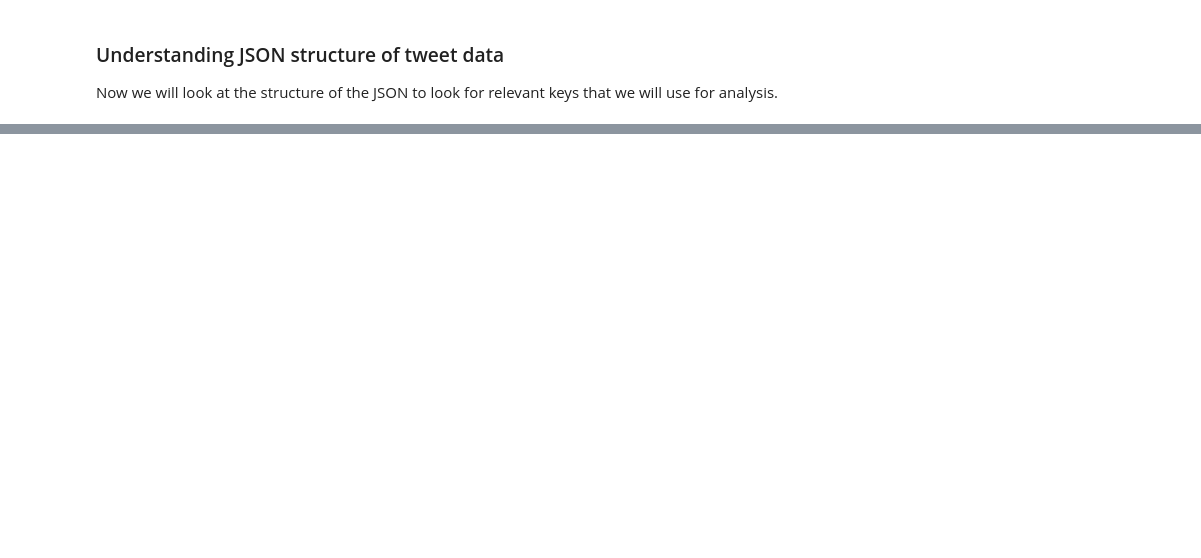
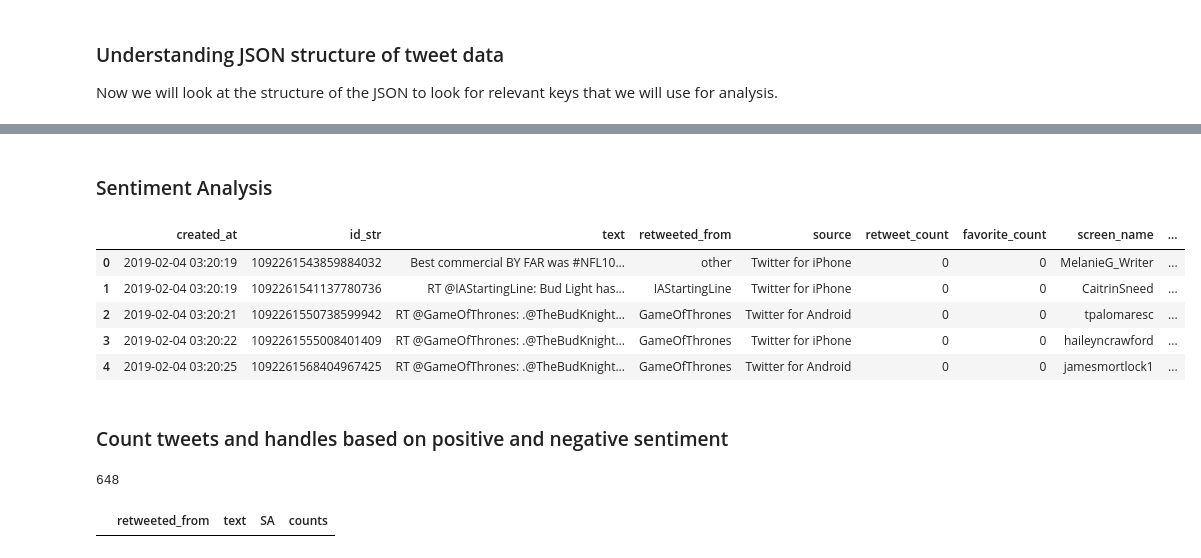
Before and after one commit to swatisingh0107/TwitterDataAnalysis, a Jupyter notebook: Twitter Data Analysis v2.ipynb, the cells around one changed output, grey strips where cells are left out. Drawn from its saved outputs; the diff is of its cells as text; code cells hidden in the pictures; blank space fills up the shorter version.

```diff
--- a/Twitter Data Analysis v2.ipynb
+++ b/Twitter Data Analysis v2.ipynb
@@ -54,0 +263,50 @@ print(json.dumps(tweet, indent=4))
+# %% [markdown]
+### Sentiment Analysis
+# %%
+from textblob import TextBlob
+import re
+
+def clean_tweet(tweet):
+    '''
+    Utility function to clean the text in a tweet by removing
+    links and special characters using regex.
+    '''
+    return ' '.join(re.sub("(@[A-Za-z0-9]+)|([^0-9A-Za-z \t])|(\w+:\/\/\S+)", " ", tweet).split())
+
+def analize_sentiment(tweet):
+    '''
+    Utility function to classify the polarity of a tweet
+    using textblob.
+    '''
+    analysis = TextBlob(clean_tweet(tweet))
+    if analysis.sentiment.polarity > 0:
+        return 'Positive'
+    elif analysis.sentiment.polarity == 0:
+        return 'Neutral'
+    else:
+        return 'Negative'
+# %%
+data['SA'] = data['text'].apply(analize_sentiment)
+# %%
+data.head()
+# %% [output]
+|  | created_at | id_str | text | retweeted_from | source | retweet_count | favorite_count | screen_name | ... |
+| 0 | 2019-02-04 03:20:19 | 1092261543859884032 | Best commercial BY FAR was #NFL10... | other | Twitter for iPhone | 0 | 0 | MelanieG_Writer | ... |
+| 1 | 2019-02-04 03:20:19 | 1092261541137780736 | RT @IAStartingLine: Bud Light has... | IAStartingLine | Twitter for iPhone | 0 | 0 | CaitrinSneed | ... |
+| 2 | 2019-02-04 03:20:21 | 1092261550738599942 | RT @GameOfThrones: .@TheBudKnight... | GameOfThrones | Twitter for Android | 0 | 0 | tpalomaresc | ... |
+| 3 | 2019-02-04 03:20:22 | 1092261555008401409 | RT @GameOfThrones: .@TheBudKnight... | GameOfThrones | Twitter for iPhone | 0 | 0 | haileyncrawford | ... |
+| 4 | 2019-02-04 03:20:25 | 1092261568404967425 | RT @GameOfThrones: .@TheBudKnight... | GameOfThrones | Twitter for Android | 0 | 0 | jamesmortlock1 | ... |
+# %% [markdown]
+### Count tweets and handles based on positive and negative sentiment
+# %%
+#For retweet analysis, we will remove rows where retweeted from is others. These are rows which are actual tweets and not retweets.
+retweet = data[data['retweeted_from']!='other']
+len(retweet)
+# %% [output]
+648
+# %%
+sentiment_count=retweet.groupby(['retweeted_from','text','SA']).size().reset_index(name='counts')
+
+sentiment_count[sentiment_count['counts']>2000].sort_values(['SA','counts'],ascending=False)
+# %% [output]
+|  | retweeted_from | text | SA | counts |
```
Also changed, not shown: parts of 35 cells of this notebook.
